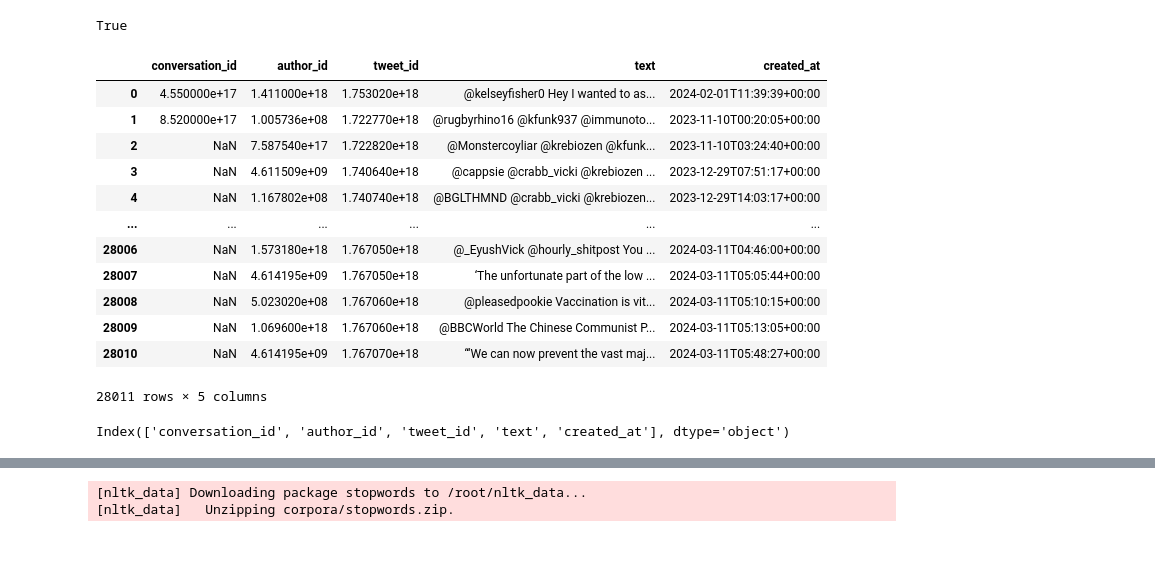
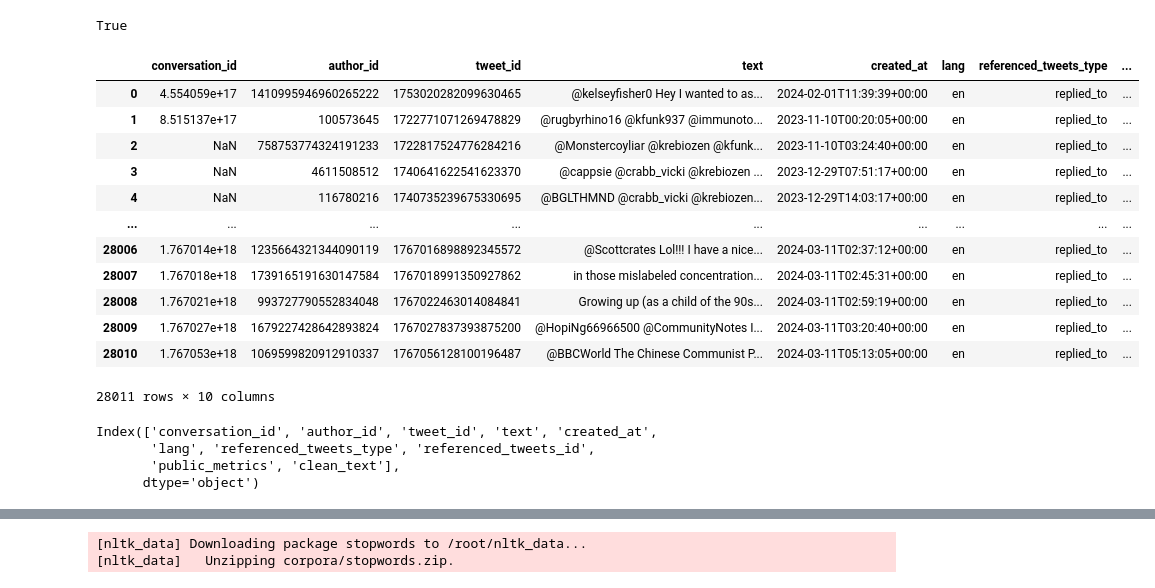
Before and after one commit to nisha1365/GEN-AI-POC, a Jupyter notebook: Pediatric_BTM__with_conversation_ID_14th_March.ipynb, the cells around one changed output, grey strips where cells are left out. Cells and saved outputs as stored; diff of their text form; code cells hidden in the pictures; blank space fills up the shorter version.

```diff
--- a/Pediatric_BTM__with_conversation_ID_14th_March.ipynb
+++ b/Pediatric_BTM__with_conversation_ID_14th_March.ipynb
@@ -66,23 +63,26 @@ from wordcloud import WordCloud
 import matplotlib.pyplot as plt
 # %%
 import pandas as pd
-data= pd.read_csv("/content/grouped_tweets_with_conversation_id_cleaned_tweet.csv")
+data= pd.read_csv("/content/grouped_tweets_with_conversation_id_cleaned_tweet_14th_March.csv")
 data
 # %% [output]
-|  | conversation_id | author_id | tweet_id | text | created_at |
-| 0 | 4.550000e+17 | 1.411000e+18 | 1.753020e+18 | @kelseyfisher0 Hey I wanted to as... | 2024-02-01T11:39:39+00:00 |
-| 1 | 8.520000e+17 | 1.005736e+08 | 1.722770e+18 | @rugbyrhino16 @kfunk937 @immunoto... | 2023-11-10T00:20:05+00:00 |
-| 2 | NaN | 7.587540e+17 | 1.722820e+18 | @Monstercoyliar @krebiozen @kfunk... | 2023-11-10T03:24:40+00:00 |
-| 3 | NaN | 4.611509e+09 | 1.740640e+18 | @cappsie @crabb_vicki @krebiozen ... | 2023-12-29T07:51:17+00:00 |
-| 4 | NaN | 1.167802e+08 | 1.740740e+18 | @BGLTHMND @crabb_vicki @krebiozen... | 2023-12-29T14:03:17+00:00 |
-| ... | ... | ... | ... | ... | ... |
-| 28006 | NaN | 1.573180e+18 | 1.767050e+18 | @_EyushVick @hourly_shitpost You ... | 2024-03-11T04:46:00+00:00 |
-| 28007 | NaN | 4.614195e+09 | 1.767050e+18 | ‘The unfortunate part of the low ... | 2024-03-11T05:05:44+00:00 |
-| 28008 | NaN | 5.023020e+08 | 1.767060e+18 | @pleasedpookie Vaccination is vit... | 2024-03-11T05:10:15+00:00 |
-| 28009 | NaN | 1.069600e+18 | 1.767060e+18 | @BBCWorld The Chinese Communist P... | 2024-03-11T05:13:05+00:00 |
-| 28010 | NaN | 4.614195e+09 | 1.767070e+18 | “‘We can now prevent the vast maj... | 2024-03-11T05:48:27+00:00 |
+|  | conversation_id | author_id | tweet_id | text | created_at | lang | referenced_tweets_type | ... |
+| 0 | 4.554059e+17 | 1410995946960265222 | 1753020282099630465 | @kelseyfisher0 Hey I wanted to as... | 2024-02-01T11:39:39+00:00 | en | replied_to | ... |
+| 1 | 8.515137e+17 | 100573645 | 1722771071269478829 | @rugbyrhino16 @kfunk937 @immunoto... | 2023-11-10T00:20:05+00:00 | en | replied_to | ... |
+| 2 | NaN | 758753774324191233 | 1722817524776284216 | @Monstercoyliar @krebiozen @kfunk... | 2023-11-10T03:24:40+00:00 | en | replied_to | ... |
+| 3 | NaN | 4611508512 | 1740641622541623370 | @cappsie @crabb_vicki @krebiozen ... | 2023-12-29T07:51:17+00:00 | en | replied_to | ... |
+| 4 | NaN | 116780216 | 1740735239675330695 | @BGLTHMND @crabb_vicki @krebiozen... | 2023-12-29T14:03:17+00:00 | en | replied_to | ... |
+| ... | ... | ... | ... | ... | ... | ... | ... | ... |
+| 28006 | 1.767014e+18 | 1235664321344090119 | 1767016898892345572 | @Scottcrates Lol!!! I have a nice... | 2024-03-11T02:37:12+00:00 | en | replied_to | ... |
+| 28007 | 1.767018e+18 | 1739165191630147584 | 1767018991350927862 | in those mislabeled concentration... | 2024-03-11T02:45:31+00:00 | en | replied_to | ... |
+| 28008 | 1.767021e+18 | 993727790552834048 | 1767022463014084841 | Growing up (as a child of the 90s... | 2024-03-11T02:59:19+00:00 | en | replied_to | ... |
+| 28009 | 1.767027e+18 | 1679227428642893824 | 1767027837393875200 | @HopiNg66966500 @CommunityNotes I... | 2024-03-11T03:20:40+00:00 | en | replied_to | ... |
+| 28010 | 1.767053e+18 | 1069599820912910337 | 1767056128100196487 | @BBCWorld The Chinese Communist P... | 2024-03-11T05:13:05+00:00 | en | replied_to | ... |
-28011 rows × 5 columns
+28011 rows × 10 columns
 # %%
 data.columns
 # %% [output]
-Index(['conversation_id', 'author_id', 'tweet_id', 'text', 'created_at'], dtype='object')
+Index(['conversation_id', 'author_id', 'tweet_id', 'text', 'created_at',
+       'lang', 'referenced_tweets_type', 'referenced_tweets_id',
+       'public_metrics', 'clean_text'],
+      dtype='object')
```
Also changed, not shown: parts of 33 cells of this notebook.
